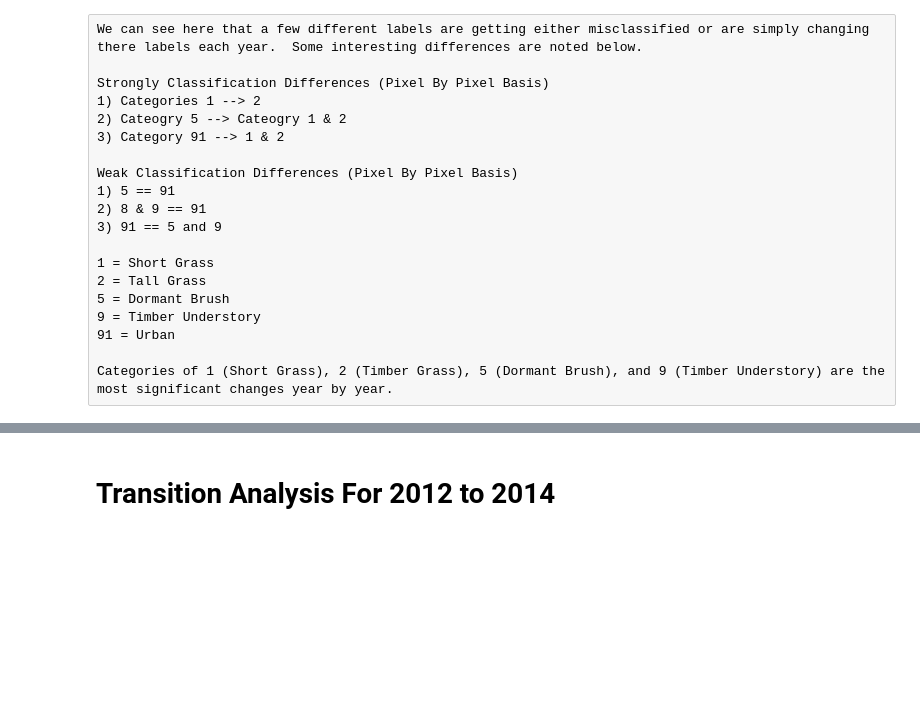
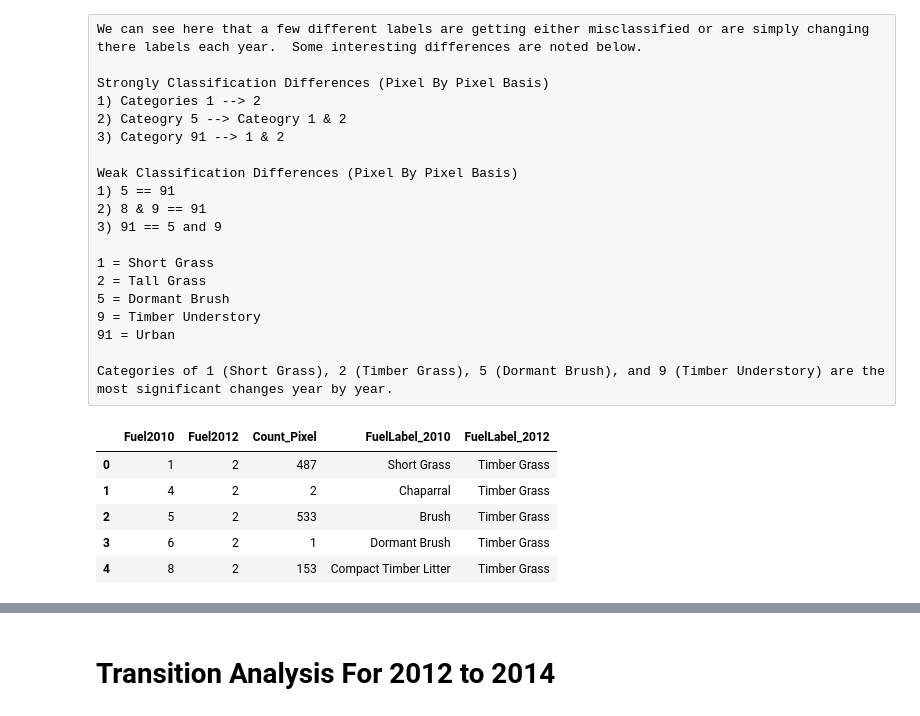
Before and after one commit to ryanriopelle/wildfire-data-analysis, a Jupyter notebook: Ryan/Transition_Analysis.ipynb, the cells around one changed output, grey strips where cells are left out. Cells and saved outputs as stored; diff of their text form; code cells hidden in the pictures; blank space fills up the shorter version.

```diff
--- a/Ryan/Transition_Analysis.ipynb
+++ b/Ryan/Transition_Analysis.ipynb
@@ -241,3 +243,14 @@ Weak Classification Differences (Pixel By Pixel Basis)
 91 = Urban
 
 Categories of 1 (Short Grass), 2 (Timber Grass), 5 (Dormant Brush), and 9 (Timber Understory) are the most significant changes year by year.
+# %%
+labeled_10_12 = sum_diff10_12.merge(Label_2010, on = 'Fuel2010')
+labeled_10_12 = labeled_10_12.merge(Label_2012, on = 'Fuel2012')
+labeled_10_12.head()
+# %% [output]
+|  | Fuel2010 | Fuel2012 | Count_Pixel | FuelLabel_2010 | FuelLabel_2012 |
+| 0 | 1 | 2 | 487 | Short Grass | Timber Grass |
+| 1 | 4 | 2 | 2 | Chaparral | Timber Grass |
+| 2 | 5 | 2 | 533 | Brush | Timber Grass |
+| 3 | 6 | 2 | 1 | Dormant Brush | Timber Grass |
+| 4 | 8 | 2 | 153 | Compact Timber Litter | Timber Grass |
```
Also changed, not shown: parts of 6 cells of this notebook.
